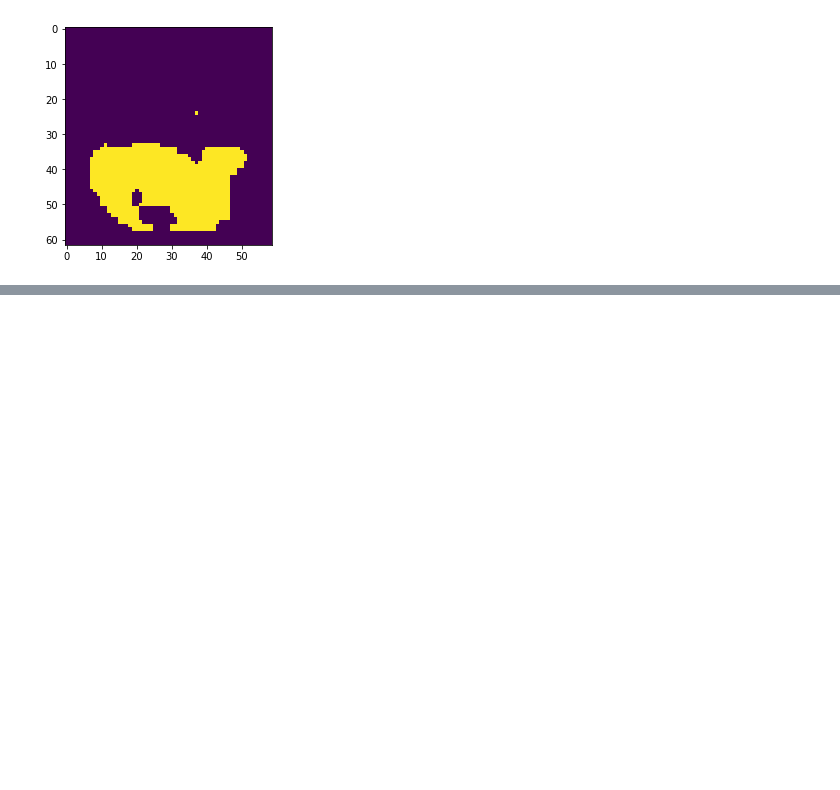
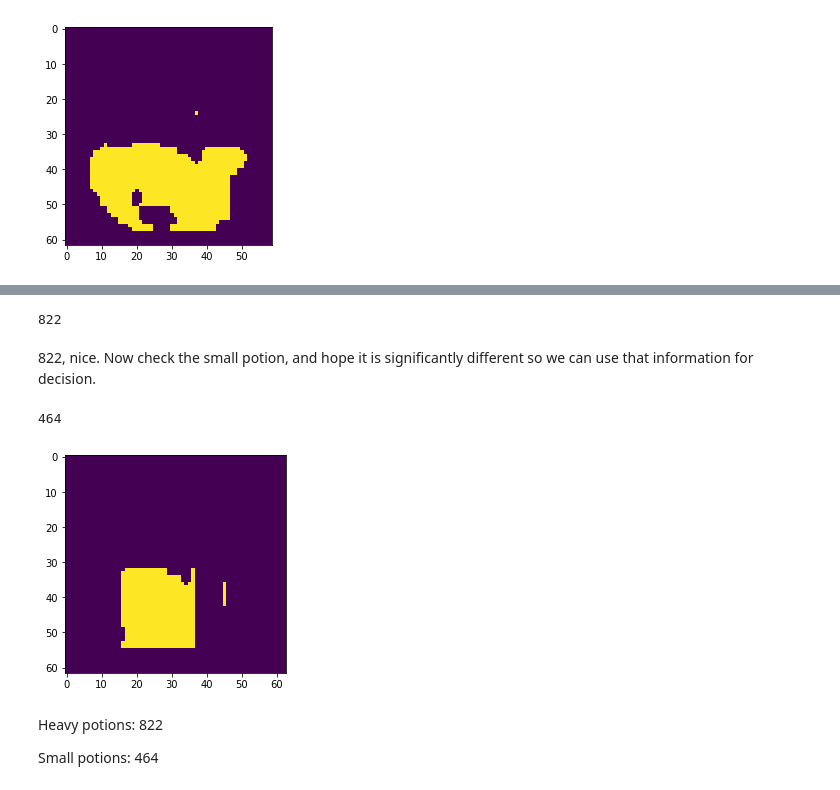
Before and after one commit to hosszubalazs/evil_snek, a Jupyter notebook: docs/identifying_health_potions..ipynb, the cells around one changed output, grey strips where cells are left out. Cells and saved outputs as stored; diff of their text form; code cells hidden in the pictures; blank space fills up the shorter version.

Commit message:
Health potion Jupyter notebook done

```diff
--- a/docs/identifying_health_potions..ipynb
+++ b/docs/identifying_health_potions..ipynb
@@ -93,0 +115,17 @@ Maybe based on the total information after the red filter, we can tell if it is
+# %%
+print(cv2.countNonZero(last_potion_redfiltered))
+# %% [output]
+822
+# %% [markdown]
+822, nice. Now check the small potion, and hope it is significantly different so we can use that information for decision.
+# %%
+small_potion_redfiltered =cv2.inRange(images[5], (0,0,0), (255,30,30))
+plt.imshow(small_potion_redfiltered)
+print(cv2.countNonZero(small_potion_redfiltered))
+# %% [output]
+464
+[figure, added]
+# %% [markdown]
+Heavy potions: 822
+
+Small potions: 464
```
Also changed, not shown: parts of 12 cells of this notebook.
